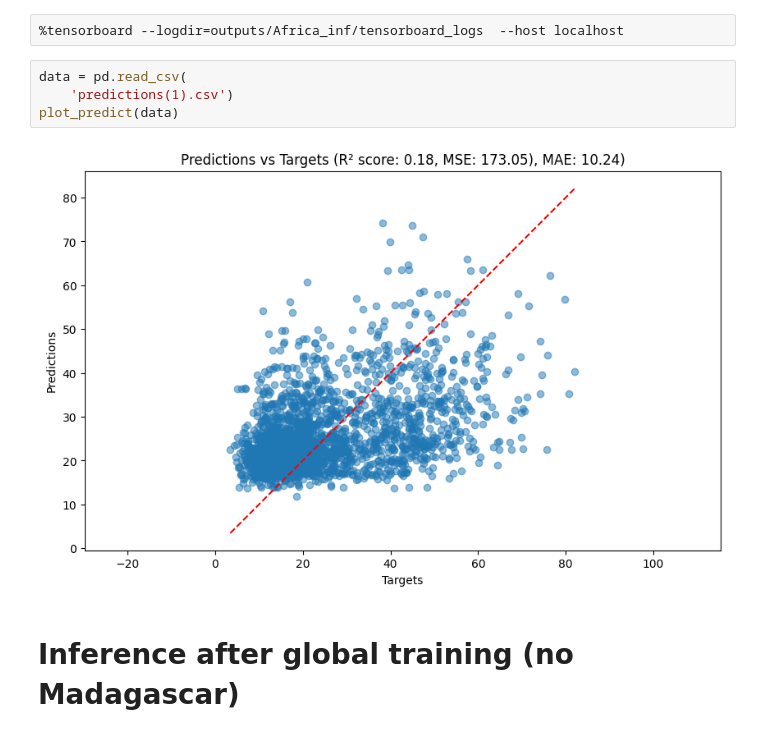
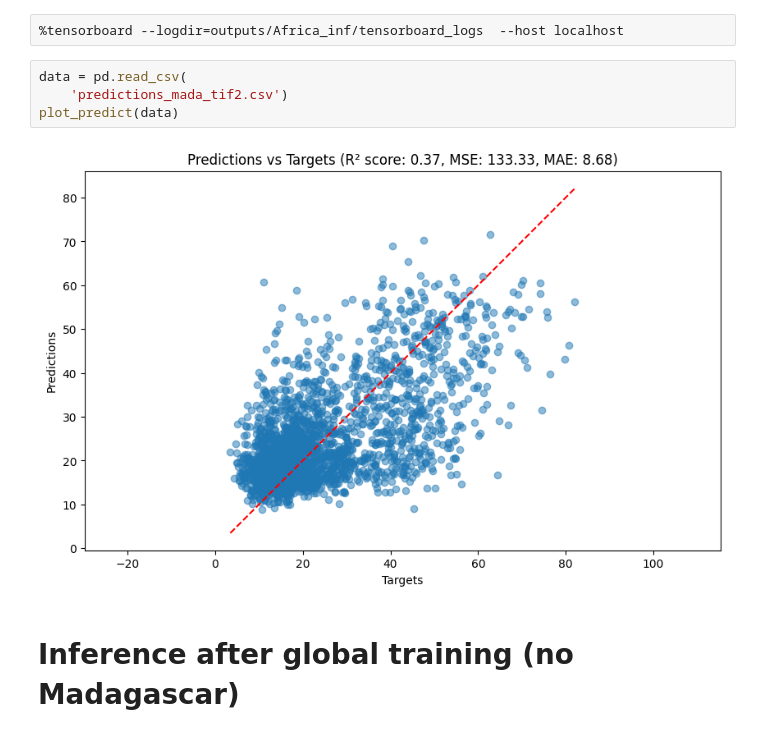
Before and after one commit to morand-g/malpolon-marbec, a Jupyter notebook: examples/poverty/results.ipynb, the cells around one changed output. Drawn from its saved outputs; the diff is of its cells as text.

```diff
--- a/examples/poverty/results.ipynb
+++ b/examples/poverty/results.ipynb
@@ -38,10 +38,10 @@ def plot_predict(data: pd.DataFrame):
 %tensorboard --logdir=outputs/Africa_inf/tensorboard_logs  --host localhost
 # %%
 data = pd.read_csv(
-    'predictions(1).csv')
+    'predictions_mada_tif2.csv')
 plot_predict(data)
 # %% [output]
-[figure, old version]
+[figure, new version]
 # %% [markdown]
 # Inference after global training (no Madagascar)
 # %%
```
Also changed, not shown: parts of 3 cells of this notebook, 8 other files.
